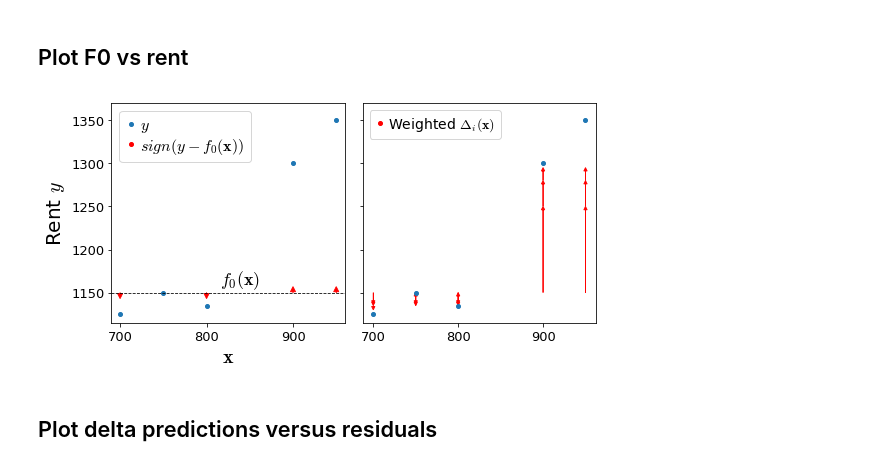
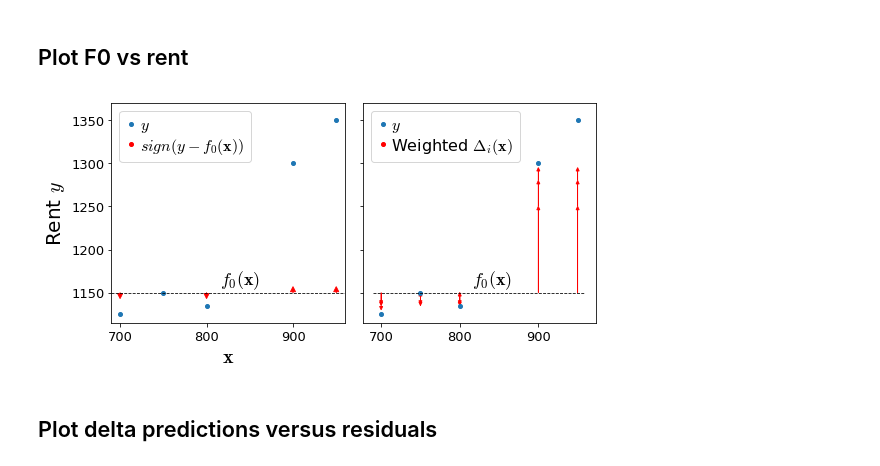
Before and after one commit to parrt/ml-articles, a Jupyter notebook: gradient-boosting/notebooks/dev-mae.ipynb, the cells around one changed output. Drawn from its saved outputs; the diff is of its cells as text; code cells hidden in the pictures.

```diff
--- a/gradient-boosting/notebooks/dev-mae.ipynb
+++ b/gradient-boosting/notebooks/dev-mae.ipynb
@@ -140,37 +140,40 @@ ax.legend(handles=[line1,line2], fontsize=16,
           frameon=True)
 
 def draw_stage_residual(ax, df, stage):
     for x,d0,delta in zip(df.sqfeet,df[f'F{stage-1}'],df[f'F{stage}']):
         if delta-d0!=0:
 #             print(x, d0, delta)
             ax.arrow(x, d0, 0, delta-d0,
                       fc='r', ec='r',
                       linewidth=0.8,
                       head_width=4, head_length=4,
                       length_includes_head=True
                      )
 
 ax = axes[1]
 # plot from F0 to F1 to F2 to F3
 line1, = ax.plot(df.sqfeet,df.rent,'o', linewidth=.8, markersize=4, label="$y$")
 draw_stage_residual(ax, df, stage=1)
 draw_stage_residual(ax, df, stage=2)
 arrow = draw_stage_residual(ax, df, stage=3)
 # fake a line to get smaller red dot
-line, = ax.plot(700,1000,'o', c='r', markersize=4, label=r"$w_1sign(y-f_0({\bf x}))$")
-ax.legend(handles=[line], fontsize=14,
+line2, = ax.plot(700,1000,'o', c='r', markersize=4, label=r"$w_1sign(y-f_0({\bf x}))$")
+ax.plot([df.sqfeet.min()-10,df.sqfeet.max()+10], [f0,f0],
+         linewidth=.8, linestyle='--', c='k')
+ax.text(815, f0+10, r"$f_0({\bf x})$", fontsize=18)
+ax.legend(handles=[line1,line2], fontsize=16,
           loc='upper left',
           labelspacing=.1,
           handletextpad=.2,
           handlelength=.7,
           frameon=True,
-          labels=["Weighted $\Delta_i({\\bf x})$"])
+          labels=["$y$","Weighted $\Delta_i({\\bf x})$"])
 
 plt.tight_layout()
 plt.savefig('/tmp/s.svg')
 plt.show()
 # %% [output]
-[figure, old version]
+[figure, new version]
 # %% [markdown]
 ## Plot delta predictions versus residuals
 # %%
```
Also changed, not shown: parts of 2 cells of this notebook.
